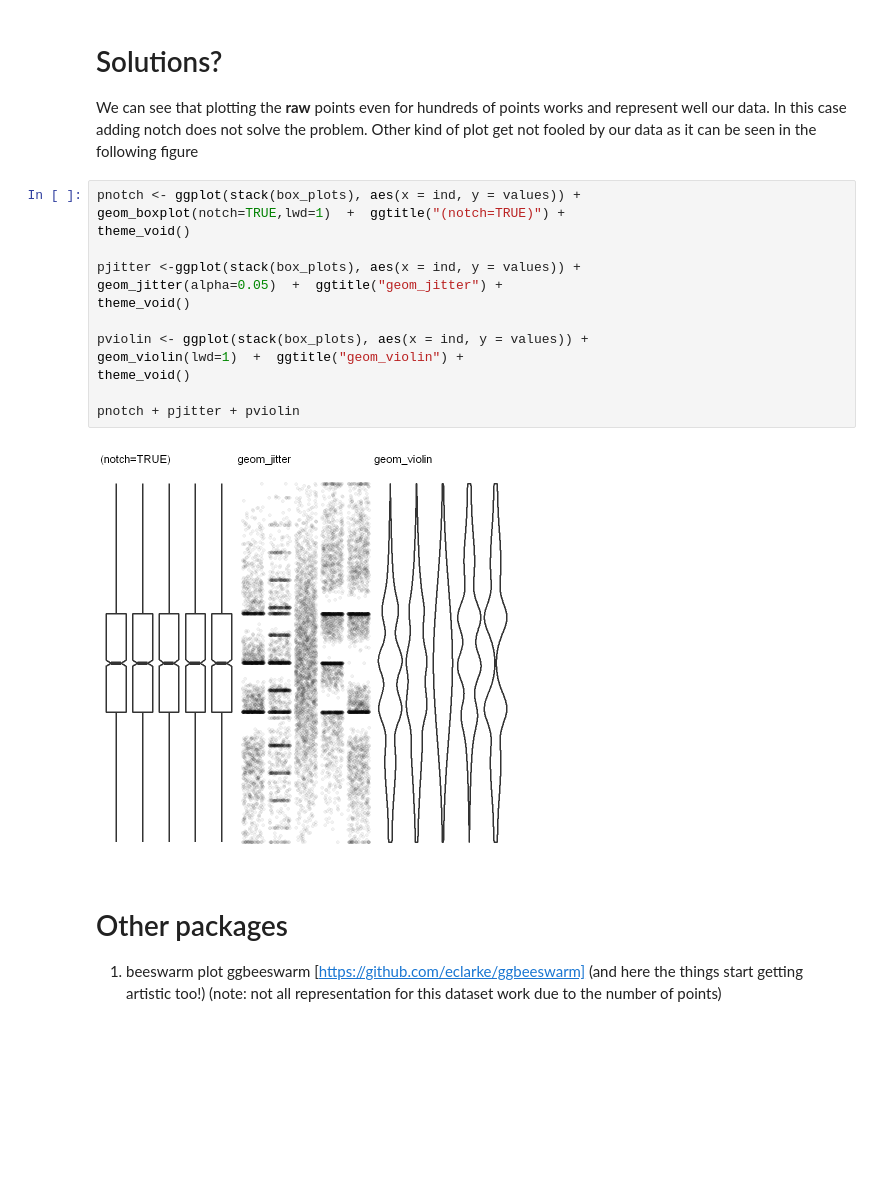
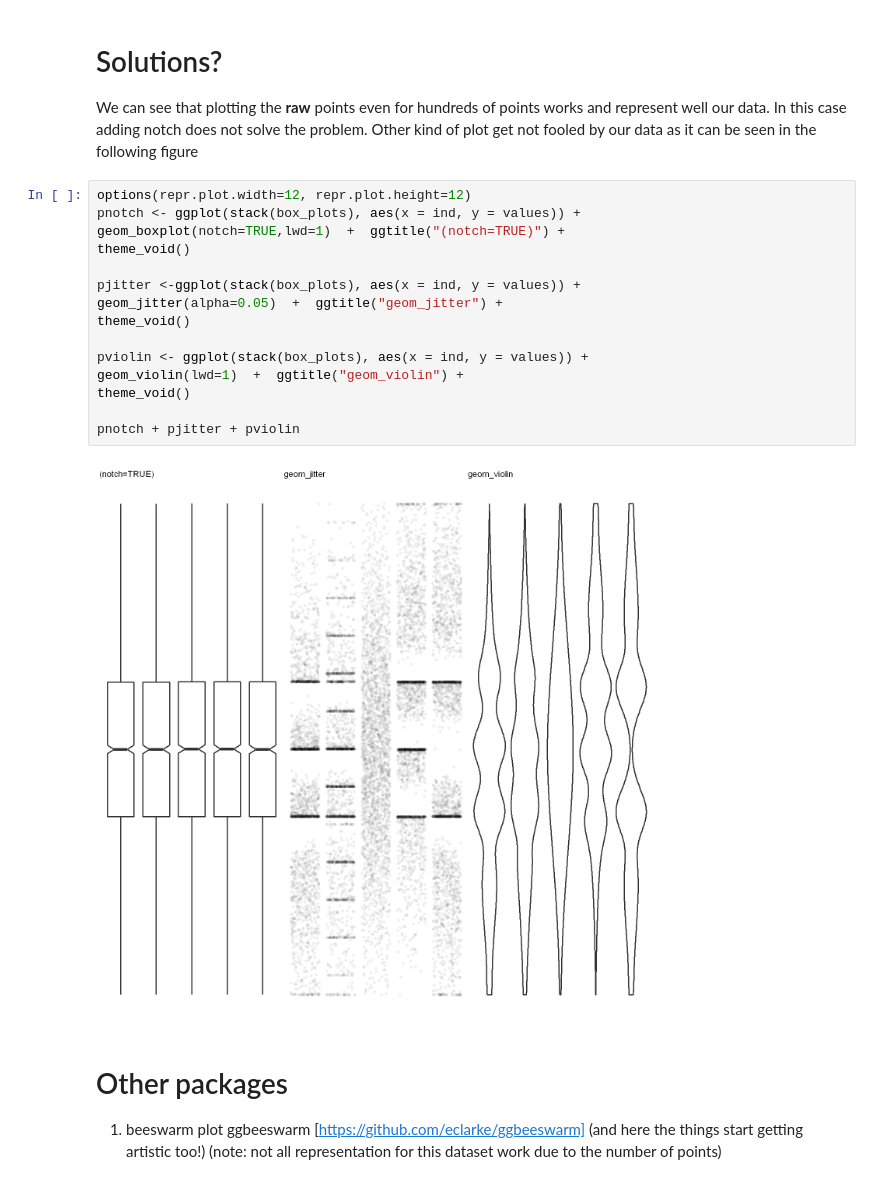
Before and after one commit to jojosgithub/blog, a Jupyter notebook: _notebooks/2021-06-18-boxplot.ipynb, the cells around one changed output. Drawn from its saved outputs; the diff is of its cells as text; blank space fills up the shorter version.

```diff
--- a/_notebooks/2021-06-18-boxplot.ipynb
+++ b/_notebooks/2021-06-18-boxplot.ipynb
@@ -188,21 +203,22 @@ p1+p2
 # Solutions?
 We can see that plotting the **raw** points even for hundreds of points works and represent well our data. In this case adding notch does not solve the problem. Other kind of plot get not fooled by our data as it can be seen in the following figure
 # %%
+options(repr.plot.width=12, repr.plot.height=12)
 pnotch <- ggplot(stack(box_plots), aes(x = ind, y = values)) +
 geom_boxplot(notch=TRUE,lwd=1)  +  ggtitle("(notch=TRUE)") +
 theme_void()
 
 pjitter <-ggplot(stack(box_plots), aes(x = ind, y = values)) +
 geom_jitter(alpha=0.05)	 +  ggtitle("geom_jitter") +
 theme_void()
 
 pviolin <- ggplot(stack(box_plots), aes(x = ind, y = values)) +
 geom_violin(lwd=1)  +  ggtitle("geom_violin") +
 theme_void()
 
 pnotch + pjitter + pviolin
 # %% [output]
-[figure, old version]
+[figure, new version]
 # %% [markdown]
 # Other packages
 1. beeswarm plot ggbeeswarm [https://github.com/eclarke/ggbeeswarm] (and here the things start getting artistic too!) (note: not all representation for this dataset work due to the number of points)
```
Also changed, not shown: parts of 7 cells of this notebook, 3 other files.
